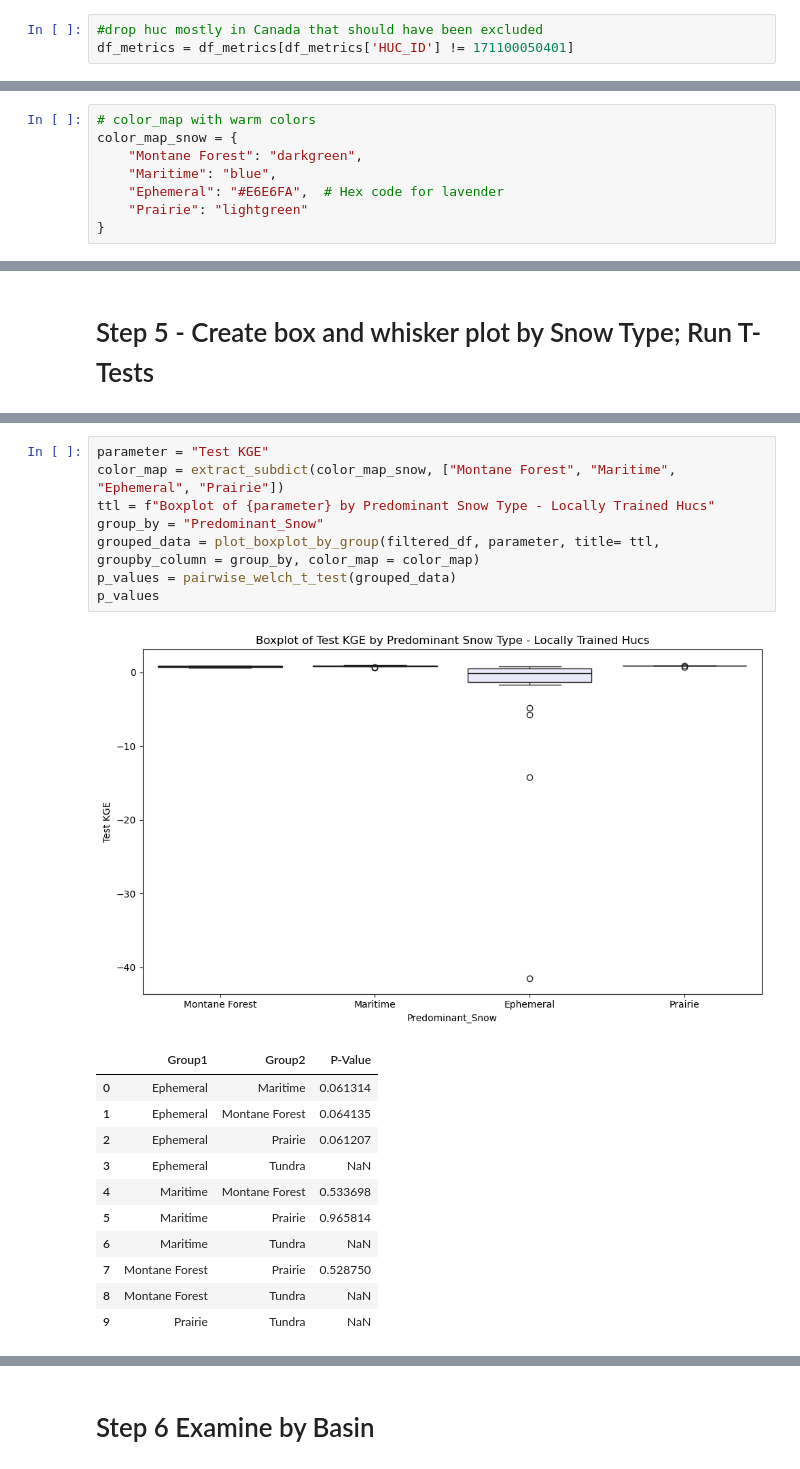
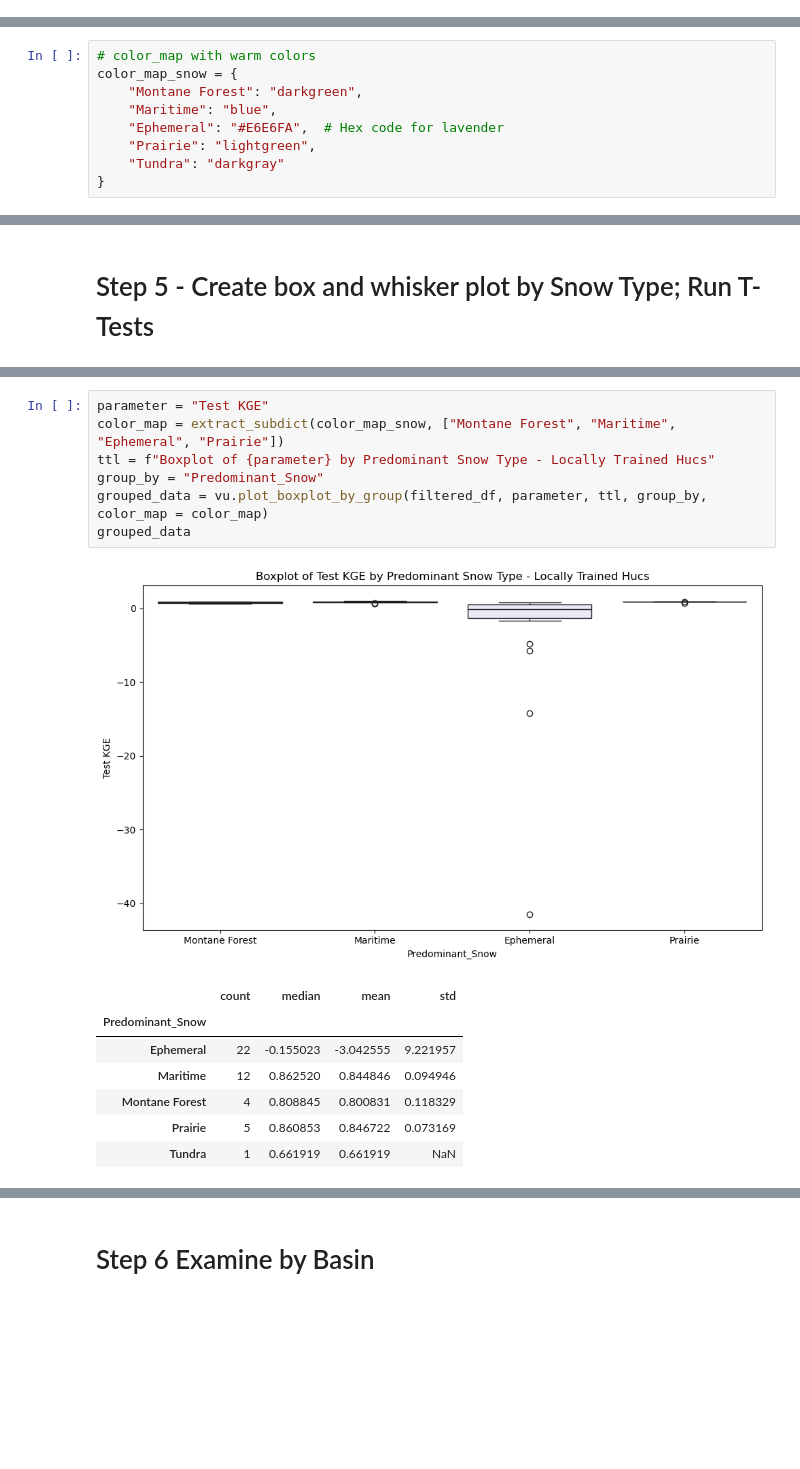
Before and after one commit to DSHydro/SnowML, a Jupyter notebook: notebooks/Toloumne/LSTM_By_Huc_with_warm_colors.ipynb, the cells around one changed output, grey strips where cells are left out. Cells and saved outputs as stored; diff of their text form; blank space fills up the shorter version.

```diff
--- a/notebooks/Toloumne/LSTM_By_Huc_with_warm_colors.ipynb
+++ b/notebooks/Toloumne/LSTM_By_Huc_with_warm_colors.ipynb
@@ -67,3 +64,0 @@ list(df_slim["HUC_ID"])
-# %%
-#drop huc mostly in Canada that should have been excluded
-df_metrics = df_metrics[df_metrics['HUC_ID'] != 171100050401]
@@ -83,7 +71,8 @@ color_map_snow = {
     "Montane Forest": "darkgreen",
     "Maritime": "blue",
     "Ephemeral": "#E6E6FA",  # Hex code for lavender
-    "Prairie": "lightgreen"
+    "Prairie": "lightgreen",
+    "Tundra": "darkgray"
 }
 # %%
 # update the snow colors column with the new colors
@@ -454,21 +128,16 @@ filtered_df_MandM = df_metrics[df_metrics["Predominant_Snow"].isin(snow_types_to
 # %%
 parameter = "Test KGE"
 color_map = extract_subdict(color_map_snow, ["Montane Forest", "Maritime", "Ephemeral", "Prairie"])
 ttl = f"Boxplot of {parameter} by Predominant Snow Type - Locally Trained Hucs"
 group_by = "Predominant_Snow"
-grouped_data = plot_boxplot_by_group(filtered_df, parameter, title= ttl, groupby_column = group_by, color_map = color_map)
-p_values = pairwise_welch_t_test(grouped_data)
-p_values
+grouped_data = vu.plot_boxplot_by_group(filtered_df, parameter, ttl, group_by, color_map = color_map)
+grouped_data
 # %% [output]
 [figure]
-|  | Group1 | Group2 | P-Value |
-| 0 | Ephemeral | Maritime | 0.061314 |
-| 1 | Ephemeral | Montane Forest | 0.064135 |
-| 2 | Ephemeral | Prairie | 0.061207 |
-| 3 | Ephemeral | Tundra | NaN |
-| 4 | Maritime | Montane Forest | 0.533698 |
-| 5 | Maritime | Prairie | 0.965814 |
-| 6 | Maritime | Tundra | NaN |
-| 7 | Montane Forest | Prairie | 0.528750 |
-| 8 | Montane Forest | Tundra | NaN |
-| 9 | Prairie | Tundra | NaN |
+|  | count | median | mean | std |
+| Predominant_Snow |  |  |  |  |
+| Ephemeral | 22 | -0.155023 | -3.042555 | 9.221957 |
+| Maritime | 12 | 0.862520 | 0.844846 | 0.094946 |
+| Montane Forest | 4 | 0.808845 | 0.800831 | 0.118329 |
+| Prairie | 5 | 0.860853 | 0.846722 | 0.073169 |
+| Tundra | 1 | 0.661919 | 0.661919 | NaN |
```
Also changed, not shown: parts of 43 cells of this notebook, 5 other files.
